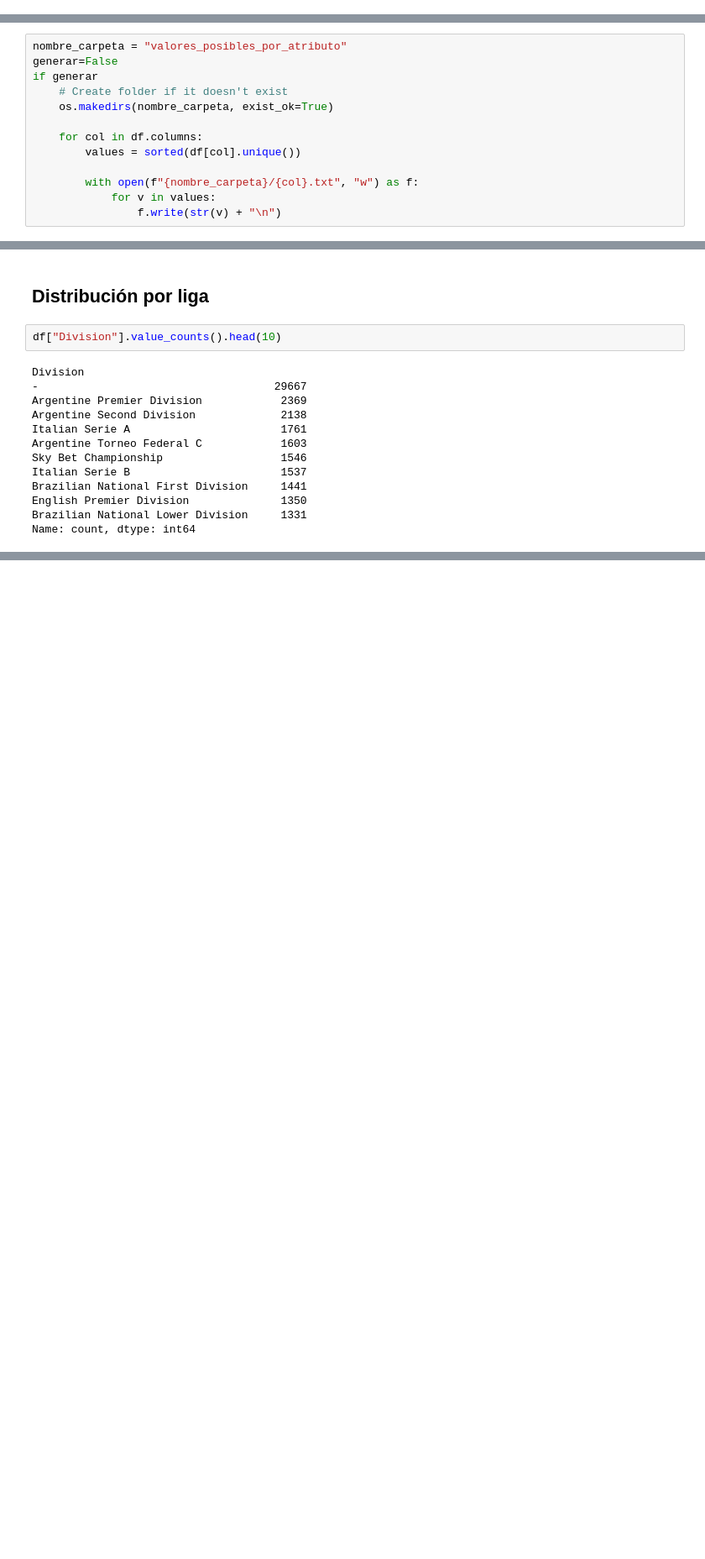
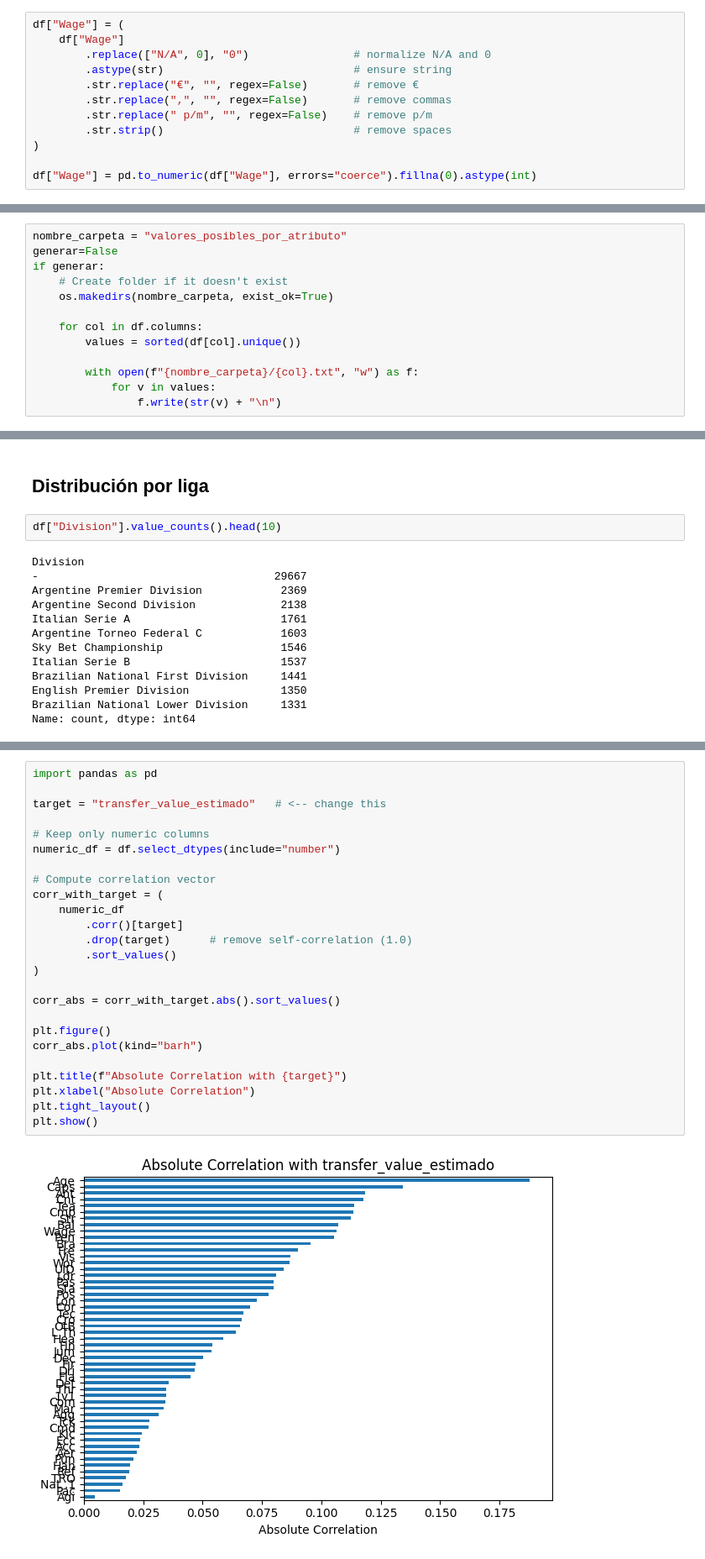
Before and after one commit to Leo11wasd/proyecto_mineria_y_analisis_de_datos, a Jupyter notebook: fm_eda.ipynb, the cells around one changed output, grey strips where cells are left out. Shown at 84% size. Cells and saved outputs as stored; diff of their text form; blank space fills up the shorter version.

Commit message:
Se agregó una celda para convertir el salario a un número entero y una sección para visualizar correlación entre las variables y el valor de transferencia

```diff
--- a/fm_eda.ipynb
+++ b/fm_eda.ipynb
@@ -151,0 +154,12 @@ df[numeric] = (
+# %%
+df["Wage"] = (
+    df["Wage"]
+        .replace(["N/A", 0], "0")                # normalize N/A and 0
+        .astype(str)                             # ensure string
+        .str.replace("€", "", regex=False)       # remove €
+        .str.replace(",", "", regex=False)       # remove commas
+        .str.replace(" p/m", "", regex=False)    # remove p/m
+        .str.strip()                             # remove spaces
+)
+
+df["Wage"] = pd.to_numeric(df["Wage"], errors="coerce").fillna(0).astype(int)
@@ -156,7 +172,7 @@ Para poder visualizar los tipos de datos e identificar registros "vacios" pero q
 # %%
 nombre_carpeta = "valores_posibles_por_atributo"
 generar=False
-if generar
+if generar:
     # Create folder if it doesn't exist
     os.makedirs(nombre_carpeta, exist_ok=True)
 
@@ -410,3 +426,30 @@ plt.tight_layout()
 plt.show()
 # %% [output]
 [figure]
+# %%
+import pandas as pd
+
+target = "transfer_value_estimado"   # <-- change this
+
+# Keep only numeric columns
+numeric_df = df.select_dtypes(include="number")
+
+# Compute correlation vector
+corr_with_target = (
+    numeric_df
+        .corr()[target]
+        .drop(target)      # remove self-correlation (1.0)
+        .sort_values()
+)
+
+corr_abs = corr_with_target.abs().sort_values()
+
+plt.figure()
+corr_abs.plot(kind="barh")
+
+plt.title(f"Absolute Correlation with {target}")
+plt.xlabel("Absolute Correlation")
+plt.tight_layout()
+plt.show()
+# %% [output]
+[figure, added]
```
Also changed, not shown: parts of 4 cells of this notebook.
